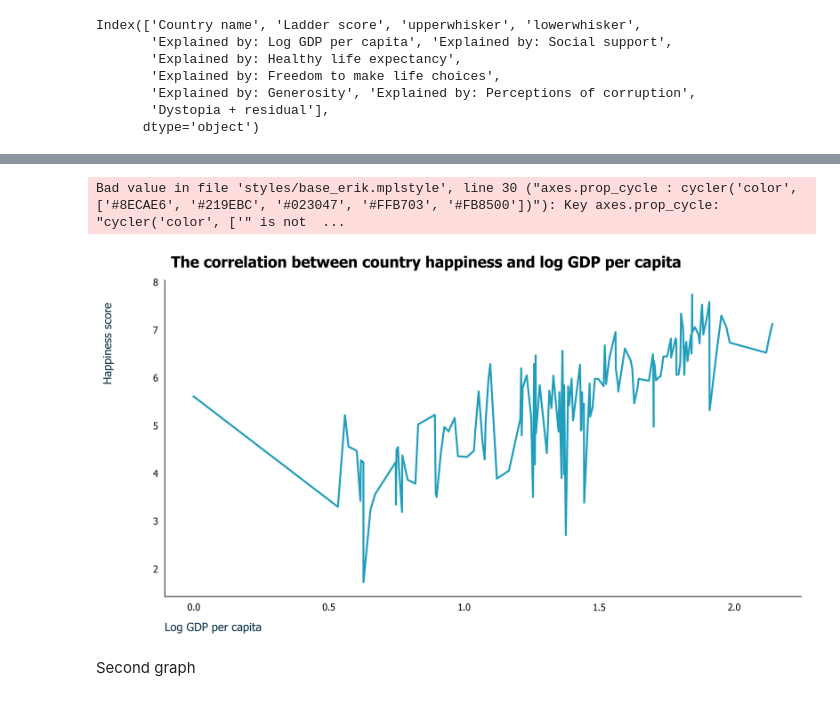
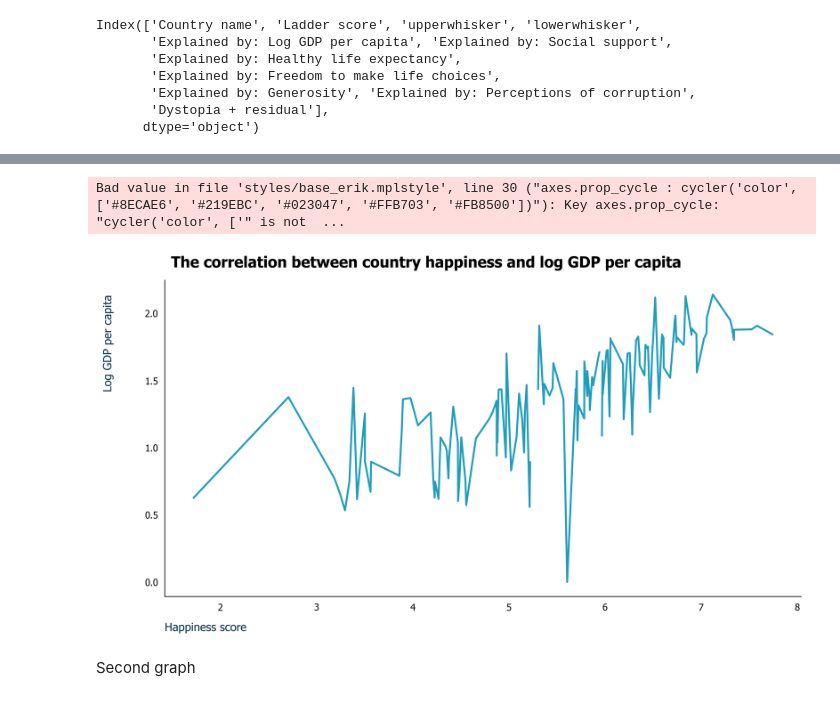
Before and after one commit to erikunevik/data_visualization_erik_unevik_de24, a Jupyter notebook: exercises/exercise1/exercise1_erik.ipynb, the cells around one changed output, grey strips where cells are left out. Saved outputs shown, nothing was run; the diff lists cells and outputs as text; code cells hidden in the pictures.

```diff
--- a/exercises/exercise1/exercise1_erik.ipynb
+++ b/exercises/exercise1/exercise1_erik.ipynb
@@ -459,14 +459,14 @@ df_happy = duckdb.query(
     """--sql
     SELECT "Explained by: Log GDP per capita", "Ladder score"
     FROM df
-    ORDER BY "Explained by: Log GDP per capita"
+    ORDER BY "Ladder score" ASC
     """
 ).df()
 
 # Here: set index on the already sorted df_happy, NOT df
-df_happy = df_happy.set_index("Explained by: Log GDP per capita")
+df_happy = df_happy.set_index("Ladder score")
 
-ax = df_happy["Ladder score"].plot()
+ax = df_happy["Explained by: Log GDP per capita"].plot()
 
 ax
 # %% [output]
@@ -485,31 +502,31 @@ Index(['Country name', 'Ladder score', 'upperwhisker', 'lowerwhisker',
 # %%
 import matplotlib.pyplot as plt
 
 plt.style.use("styles/base_erik.mplstyle")
 
 fig, ax = plt.subplots(figsize=(12,6))
 
     # Plot the line
-ax.plot(df_happy.index, df_happy["Ladder score"], color="#219EBC", linewidth=2)
+ax.plot(df_happy.index, df_happy["Explained by: Log GDP per capita"], color="#219EBC", linewidth=2)
 
 # Set the main title
 ax.set_title(
     "The correlation between country happiness and log GDP per capita",
     x=0.01,
     y=0.95,
     ha="left",
     fontsize=16,
     fontweight="bold",
     pad= 30
 )
 
     # Axis labels
-ax.set_xlabel("Log GDP per capita", loc="left", fontsize=12, color="#023047")
-ax.set_ylabel("Happiness score", fontsize=12, color="#023047")
+ax.set_xlabel("Happiness score", loc="left", fontsize=12, color="#023047")
+ax.set_ylabel("Log GDP per capita", fontsize=12, color="#023047")
 ax.yaxis.set_label_coords(-0.08, 0.8)
 # %% [output]
 Bad value in file 'styles/base_erik.mplstyle', line 30 ("axes.prop_cycle : cycler('color', ['#8ECAE6', '#219EBC', '#023047', '#FFB703', '#FB8500'])"): Key axes.prop_cycle: "cycler('color', ['" is not  ...
-[figure, old version]
+[figure, new version]
 # %% [markdown]
 Second graph
 # %%
```
Also changed, not shown: parts of 7 cells of this notebook, 1 other file.
